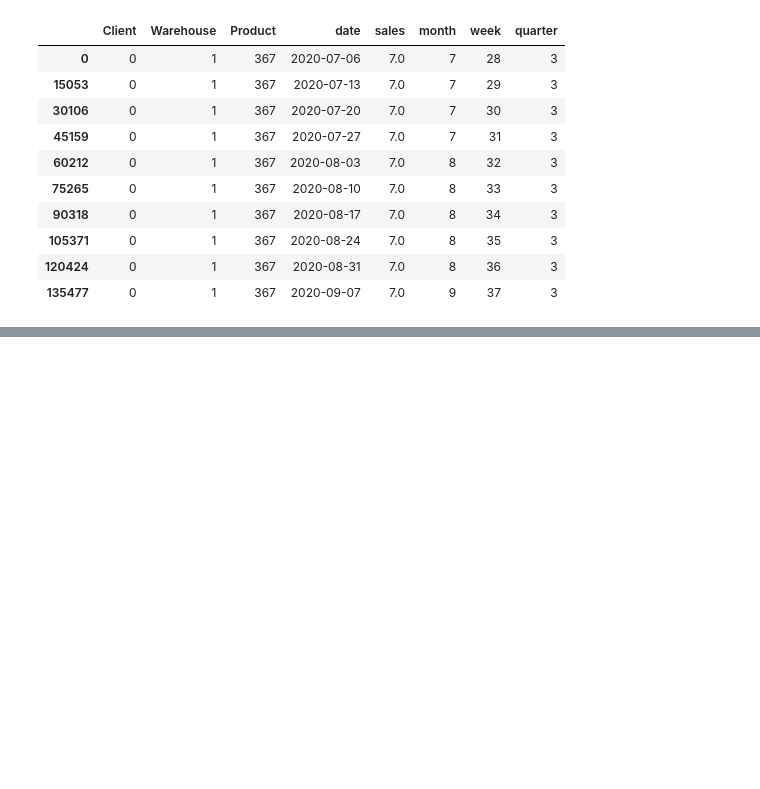
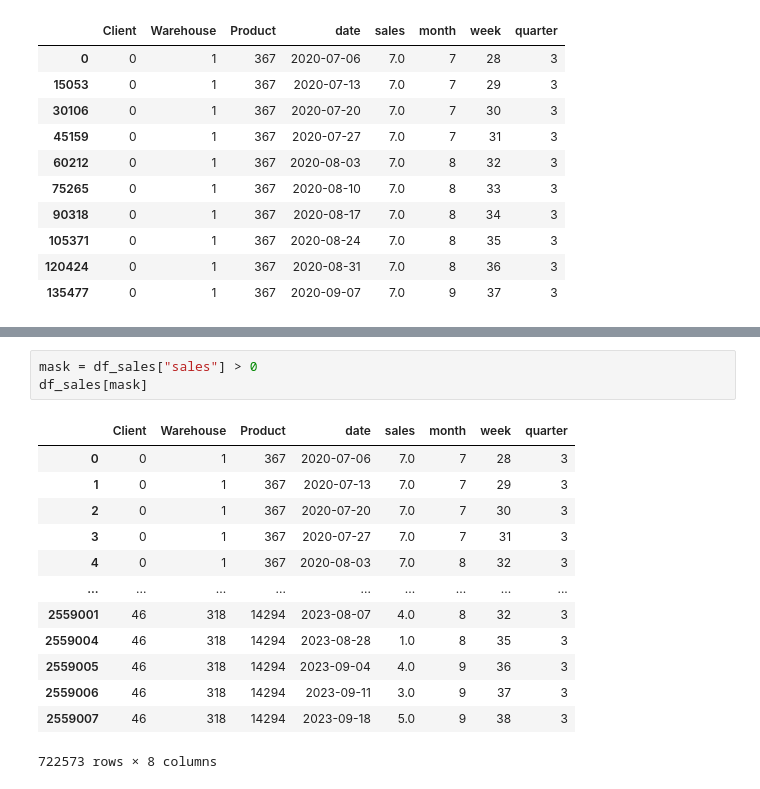
Before and after one commit to hozaifaanwar/vn1-forecasting, a Jupyter notebook: notebooks/01_practice.ipynb, the cells around one changed output, grey strips where cells are left out. Saved outputs shown, nothing was run; the diff lists cells and outputs as text; blank space fills up the shorter version.

```diff
--- a/notebooks/01_practice.ipynb
+++ b/notebooks/01_practice.ipynb
@@ -187,3 +322,20 @@ df_sales[key + ["date", "sales", "sales_roll4"]].head(8)
+# %%
+mask = df_sales["sales"] > 0
+df_sales[mask]
+# %% [output]
+|  | Client | Warehouse | Product | date | sales | month | week | quarter |
+| 0 | 0 | 1 | 367 | 2020-07-06 | 7.0 | 7 | 28 | 3 |
+| 1 | 0 | 1 | 367 | 2020-07-13 | 7.0 | 7 | 29 | 3 |
+| 2 | 0 | 1 | 367 | 2020-07-20 | 7.0 | 7 | 30 | 3 |
+| 3 | 0 | 1 | 367 | 2020-07-27 | 7.0 | 7 | 31 | 3 |
+| 4 | 0 | 1 | 367 | 2020-08-03 | 7.0 | 8 | 32 | 3 |
+| ... | ... | ... | ... | ... | ... | ... | ... | ... |
+| 2559001 | 46 | 318 | 14294 | 2023-08-07 | 4.0 | 8 | 32 | 3 |
+| 2559004 | 46 | 318 | 14294 | 2023-08-28 | 1.0 | 8 | 35 | 3 |
+| 2559005 | 46 | 318 | 14294 | 2023-09-04 | 4.0 | 9 | 36 | 3 |
+| 2559006 | 46 | 318 | 14294 | 2023-09-11 | 3.0 | 9 | 37 | 3 |
+| 2559007 | 46 | 318 | 14294 | 2023-09-18 | 5.0 | 9 | 38 | 3 |
+722573 rows × 8 columns
 # %%
 # --- PRACTICE — pivot long back to wide (you'll need this to score) ---
 wide_again = df_sales.pivot_table(index=key, columns="date", values="sales")
```
Also changed, not shown: parts of 12 cells of this notebook, 4 other files.
